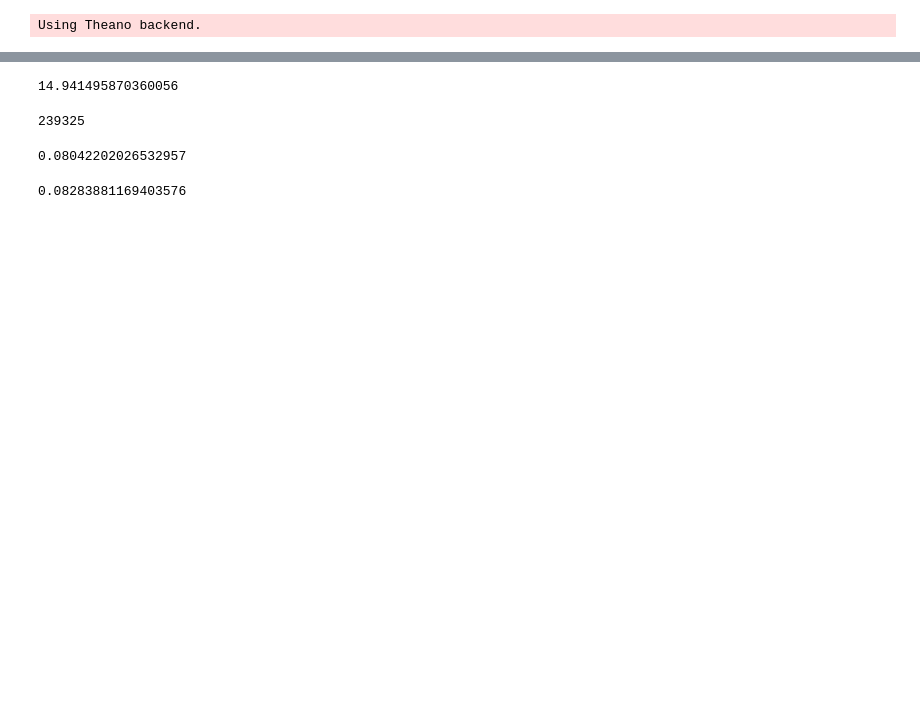
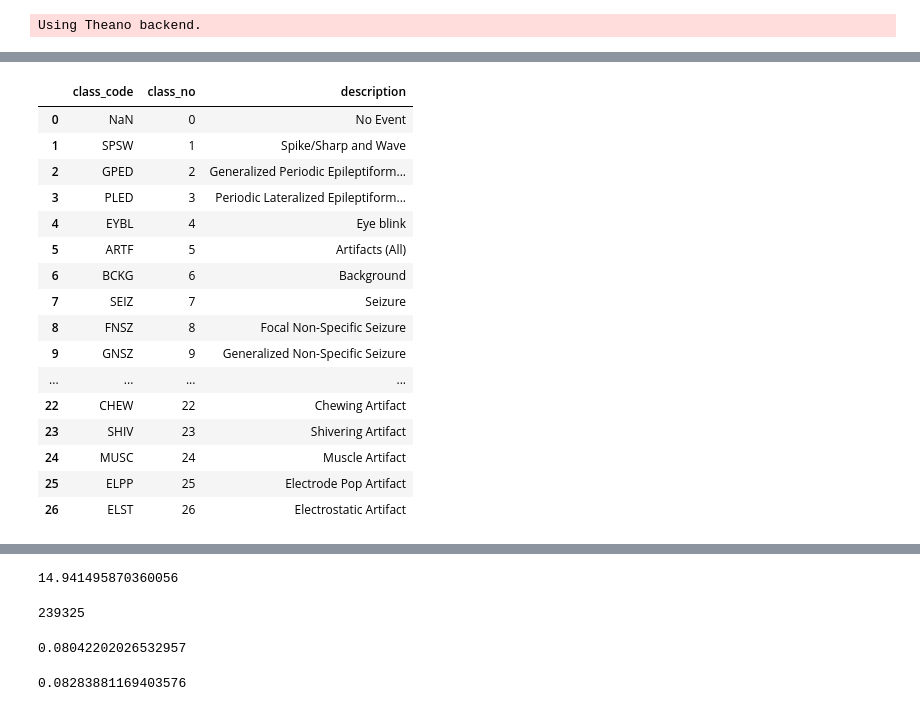
Before and after one commit to Saqibm128/eeg-tasks, a Jupyter notebook: notebooks/Data Analysis.ipynb, the cells around one changed output, grey strips where cells are left out. Saved outputs shown, nothing was run; the diff lists cells and outputs as text; code cells hidden in the pictures; blank space fills up the shorter version.

```diff
--- a/notebooks/Data Analysis.ipynb
+++ b/notebooks/Data Analysis.ipynb
@@ -36,0 +49,22 @@ Using Theano backend.
+# %%
+labels = pd.read_csv("/home/ms994/dbmi_eeg_clustering/assets/data_labels.csv")
+# %%
+labels
+# %% [output]
+|  | class_code | class_no | description |
+| 0 | NaN | 0 | No Event |
+| 1 | SPSW | 1 | Spike/Sharp and Wave |
+| 2 | GPED | 2 | Generalized Periodic Epileptiform... |
+| 3 | PLED | 3 | Periodic Lateralized Epileptiform... |
+| 4 | EYBL | 4 | Eye blink |
+| 5 | ARTF | 5 | Artifacts (All) |
+| 6 | BCKG | 6 | Background |
+| 7 | SEIZ | 7 | Seizure |
+| 8 | FNSZ | 8 | Focal Non-Specific Seizure |
+| 9 | GNSZ | 9 | Generalized Non-Specific Seizure |
+| ... | ... | ... | ... |
+| 22 | CHEW | 22 | Chewing Artifact |
+| 23 | SHIV | 23 | Shivering Artifact |
+| 24 | MUSC | 24 | Muscle Artifact |
+| 25 | ELPP | 25 | Electrode Pop Artifact |
+| 26 | ELST | 26 | Electrostatic Artifact |
```
Also changed, not shown: parts of 38 cells of this notebook, 8 other files.
